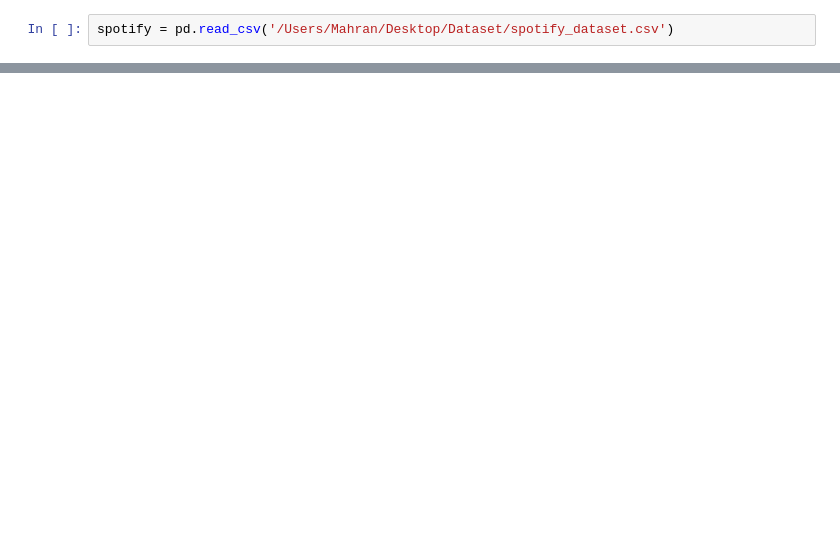
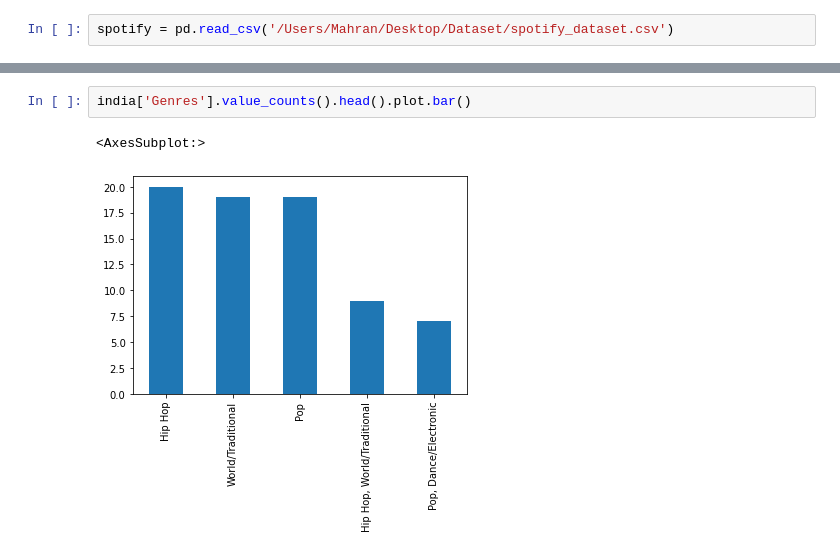
Before and after one commit to Mahran-xo/Dataset, a Jupyter notebook: Spotify.ipynb, the cells around one changed output, grey strips where cells are left out. Drawn from its saved outputs; the diff is of its cells as text; blank space fills up the shorter version.

```diff
--- a/Spotify.ipynb
+++ b/Spotify.ipynb
@@ -64,0 +114,5 @@ india
+# %%
+india['Genres'].value_counts().head().plot.bar()
+# %% [output]
+<AxesSubplot:>
+[figure, added]
```
Also changed, not shown: parts of 13 cells of this notebook, 1 other file.
